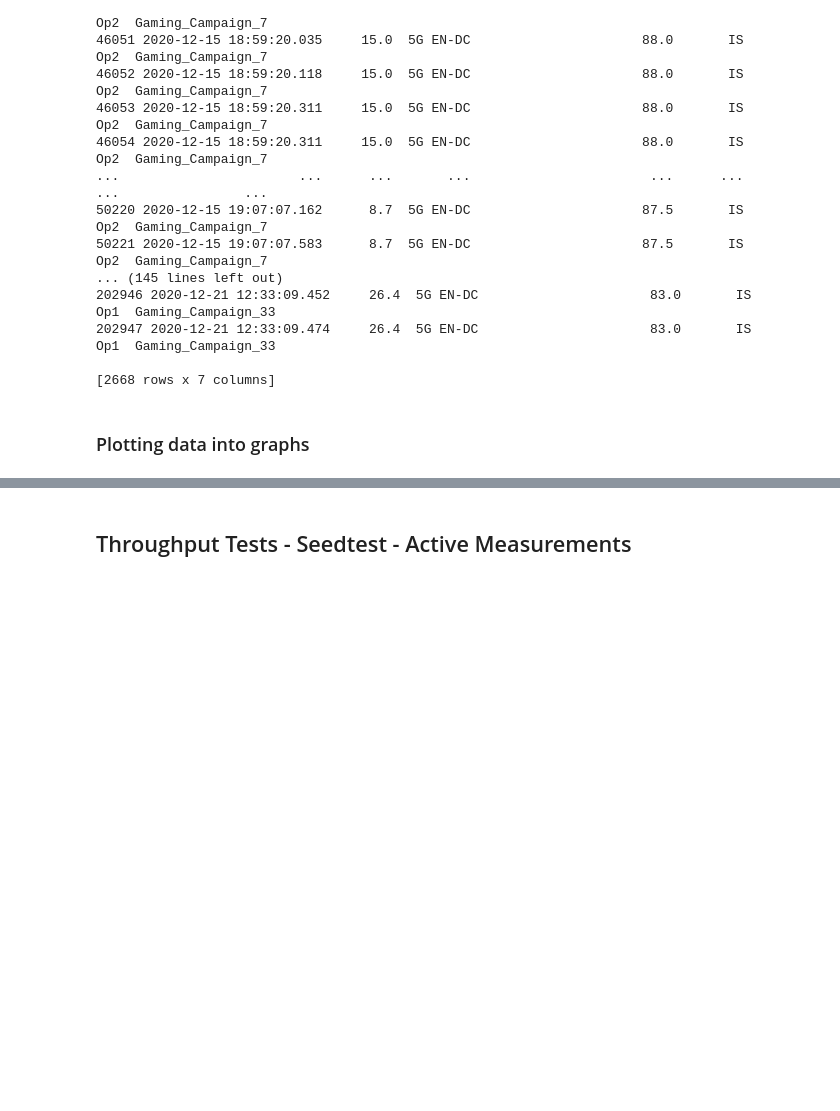
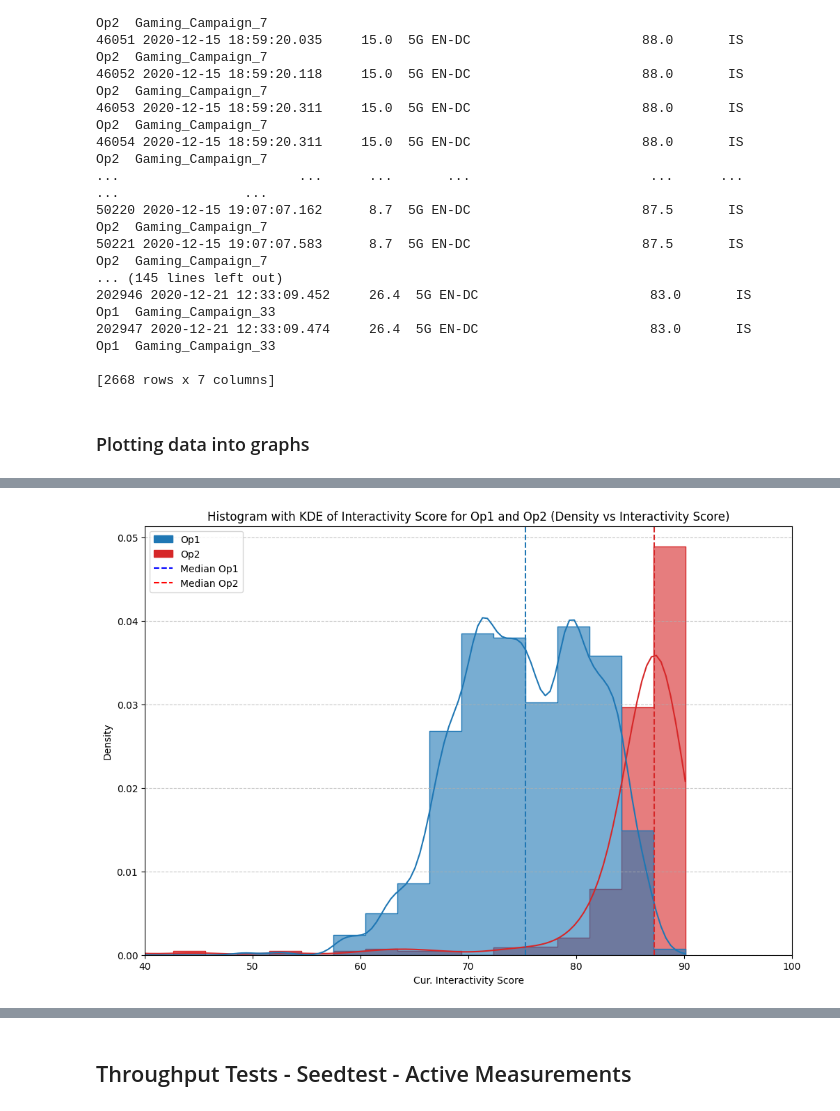
Before and after one commit to carolinevannebo/Remote-Education, a Jupyter notebook: IN5060_Caro.ipynb, the cells around one changed output, grey strips where cells are left out. Saved outputs shown, nothing was run; the diff lists cells and outputs as text; code cells hidden in the pictures; blank space fills up the shorter version.

```diff
--- a/IN5060_Caro.ipynb
+++ b/IN5060_Caro.ipynb
@@ -170,0 +170,46 @@ Amount of rows with Op2: 3549
+# %%
+import matplotlib.pyplot as plt
+import seaborn as sns
+import pandas as pd
+import matplotlib.lines as mlines
+import matplotlib.patches as mpatches
+# Sample Data (replace with your dataset)
+
+# Calculate Medians and Means for Each Operator
+median_op1 = combined_data[combined_data['Operator'] == 'Op1'][latency].median()
+mean_op1 = combined_data[combined_data['Operator'] == 'Op1'][latency].mean()
+median_op2 = combined_data[combined_data['Operator'] == 'Op2'][latency].median()
+mean_op2 = combined_data[combined_data['Operator'] == 'Op2'][latency].mean()
+
+# Improved Histogram with KDE Plot
+plt.figure(figsize=(12, 8))
+sns.histplot(data=combined_data, x=latency, hue='Operator', kde=True, bins=30,
+             element='step', stat='density', alpha=0.6, palette=custom_palette)
+
+# Add Median and Mean Lines
+plt.axvline(x=median_op1, color=custom_palette['Op1'], linestyle='--', linewidth=1.5, label='Median Op1')
+plt.axvline(x=median_op2, color=custom_palette['Op2'], linestyle='--', linewidth=1.5, label='Median Op2')
+
+# Custom Legend Handles
+# Operator color boxes
+op1_patch = mpatches.Patch(color=custom_palette['Op1'], label='Op1')
+op2_patch = mpatches.Patch(color=custom_palette['Op2'], label='Op2')
+
+# Median and Mean line indicators
+median_line_1 = mlines.Line2D([], [], color='blue', linestyle='--', label='Median Op1')
+median_line_2 = mlines.Line2D([], [], color='red', linestyle='--', label='Median Op2')
+
+
+# Improved Visualization
+plt.title('Histogram with KDE of Interactivity Score for Op1 and Op2 (Density vs Interactivity Score)')
+plt.xlabel('Cur. Interactivity Score')
+plt.ylabel('Density')
+plt.xlim(40, 100)
+plt.grid(axis='y', linestyle='--', alpha=0.7)
+
+# Add Legend for Medians and Means
+#plt.legend(loc='upper left', frameon=True)
+plt.legend(handles=[op1_patch, op2_patch, median_line_1, median_line_2], loc='upper left', frameon=True)
+plt.show()
+# %% [output]
+[figure, added]
```
Also changed, not shown: parts of 3 cells of this notebook.
